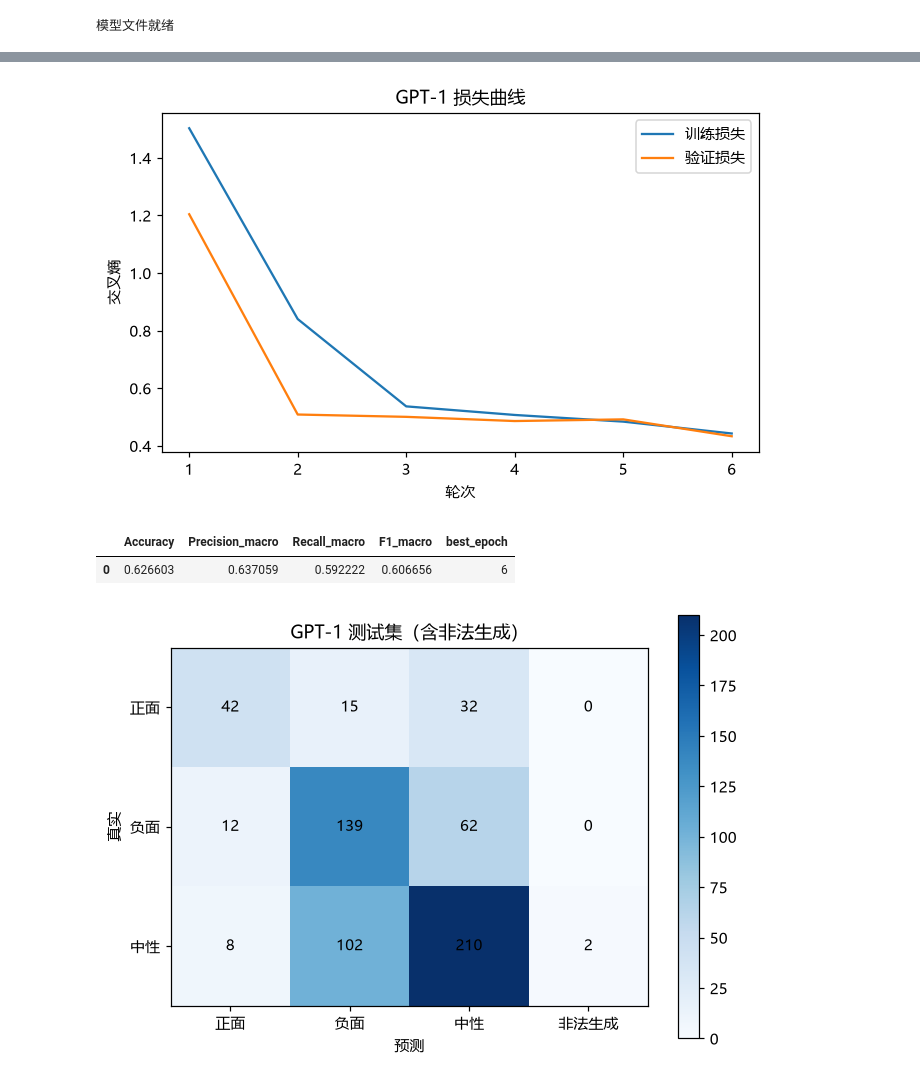
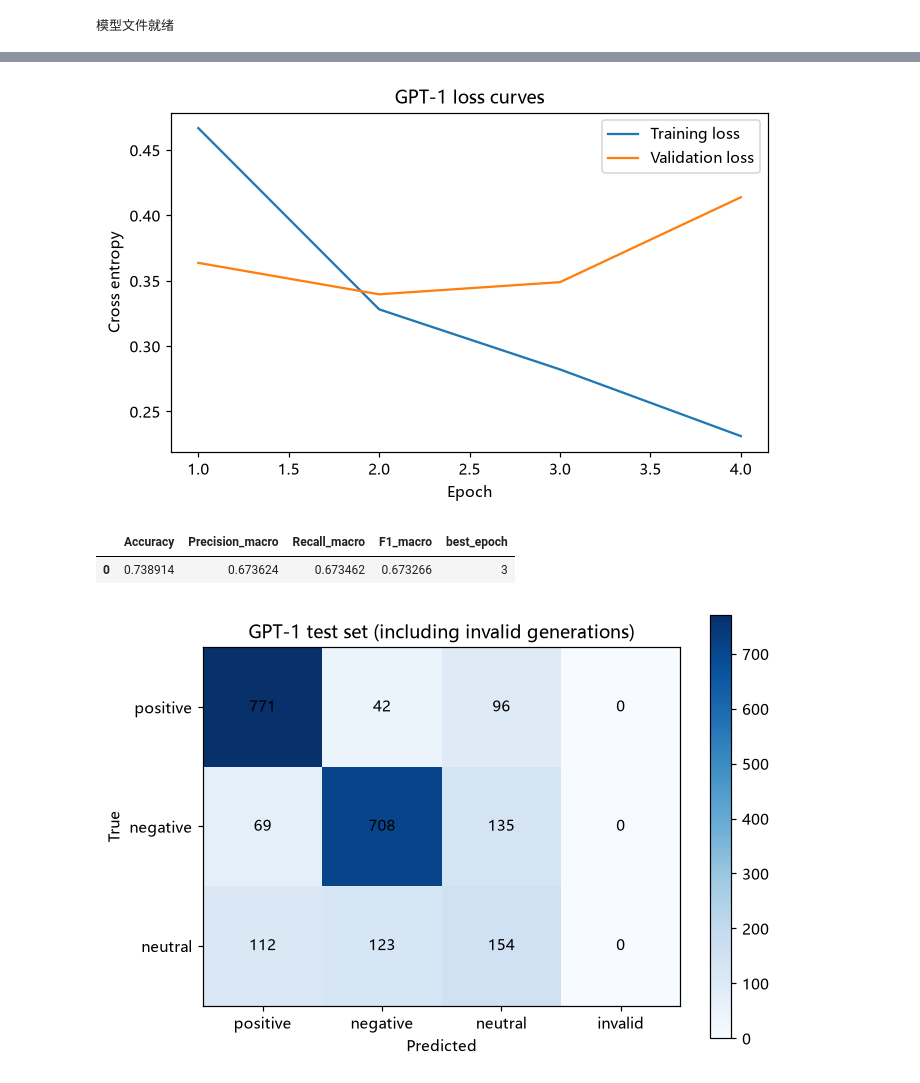
Before and after one commit to GC-SHIRO/DeepLearning-exp, a Jupyter notebook: exp5/exp5C.ipynb, the cells around one changed output, grey strips where cells are left out. Drawn from its saved outputs; the diff is of its cells as text; code cells hidden in the pictures.

```diff
--- a/exp5/exp5C.ipynb
+++ b/exp5/exp5C.ipynb
@@ -37,7 +37,7 @@ E:\CODE\DeepLearning-exp\.cache\exp5-env\Scripts\python.exe 2.14.1+cu130 cuda
 # %%
 # 缺少本地模型文件时，从指定官方模型仓库下载；以后复用缓存。
 import requests
-model_files={'google-bert/bert-base-chinese':['config.json','model.safetensors','vocab.txt','tokenizer_config.json','tokenizer.json'],
+model_files={'google-bert/bert-base-uncased':['config.json','model.safetensors','vocab.txt','tokenizer_config.json','tokenizer.json'],
              'openai-community/openai-gpt':['config.json','model.safetensors','vocab.json','merges.txt','tokenizer_config.json','tokenizer.json']}
 needed=list(model_files) if EXPERIMENT=='exp5A' else [list(model_files)[0 if EXPERIMENT=='exp5B' else 1]]
 for repo in needed:
@@ -153,12 +154,12 @@ for p in gpt.parameters():p.requires_grad=False
 for layer in gpt.transformer.h[-4:]:
     for p in layer.parameters():p.requires_grad=True
 gpt.transformer.tokens_embed.weight.requires_grad=True
-N=69; X=torch.full((len(df),N),gt.pad_token_id,dtype=torch.long);M=torch.zeros_like(X);Y=torch.full_like(X,-100)
+N=96; X=torch.full((len(df),N),gt.pad_token_id,dtype=torch.long);M=torch.zeros_like(X);Y=torch.full_like(X,-100)
 for i,row in df.iterrows():
     prefix=prompt(row.text_clean);seq=prefix+[label_ids[row.label],gt.eos_token_id]
     X[i,:len(seq)]=torch.tensor(seq);M[i,:len(seq)]=1;Y[i,len(prefix):len(seq)]=torch.tensor(seq[len(prefix):])
-loaders={s:DataLoader(TensorDataset(X[ids],M[ids],Y[ids]),batch_size=12,shuffle=s=='train') for s,ids in [('train',tr),('val',va)]}
-optimizer=torch.optim.AdamW([{'params':gpt.transformer.tokens_embed.parameters(),'lr':2e-4},{'params':[p for n,p in gpt.named_parameters() if p.requires_grad and 'tokens_embed' not in n],'lr':3e-5}],weight_decay=.01)
+loaders={s:DataLoader(TensorDataset(X[ids],M[ids],Y[ids]),batch_size=16,shuffle=s=='train') for s,ids in [('train',tr),('val',va)]}
+optimizer=torch.optim.AdamW([{'params':gpt.transformer.tokens_embed.parameters(),'lr':3e-5},{'params':[p for n,p in gpt.named_parameters() if p.requires_grad and 'tokens_embed' not in n],'lr':3e-5}],weight_decay=.01)
 def epoch_run(loader,train=False):
     gpt.train(train);total=0;count=0
     with torch.set_grad_enabled(train):
@@ -174,17 +175,26 @@ def epoch_run(loader,train=False):
 def predict(ids):
     gpt.eval();pred=[];generated=[]
     with torch.no_grad():
-        for i in ids:
-            seq=prompt(df.loc[i,'text_clean']);x=torch.tensor([seq],device=device)
-            first=int(gpt(input_ids=x).logits[0,-1].argmax());x=torch.cat([x,torch.tensor([[first]],device=device)],1)
-            second=int(gpt(input_ids=x).logits[0,-1].argmax())
-            pred.append(label_ids.index(first) if first in label_ids and second==gt.eos_token_id else -1);generated.append(gt.decode([first,second]))
+        for start in range(0,len(ids),16):
+            sequences=[prompt(df.loc[int(i),'text_clean']) for i in ids[start:start+16]]
+            lengths=torch.tensor([len(s) for s in sequences],device=device)
+            width=int(lengths.max())+1
+            x=torch.full((len(sequences),width),gt.pad_token_id,dtype=torch.long,device=device);mask=torch.zeros_like(x)
+            for row,seq in enumerate(sequences):x[row,:len(seq)]=torch.tensor(seq,device=device);mask[row,:len(seq)]=1
+            rows=torch.arange(len(sequences),device=device)
+            with torch.autocast(device_type=device.type,dtype=torch.bfloat16,enabled=device.type=='cuda'):
+                first=gpt(input_ids=x,attention_mask=mask).logits[rows,lengths-1].argmax(-1)
+                x[rows,lengths]=first;mask[rows,lengths]=1
+                second=gpt(input_ids=x,attention_mask=mask).logits[rows,lengths].argmax(-1)
+            for a,b in zip(first.tolist(),second.tolist()):
+                pred.append(label_ids.index(a) if a in label_ids and b==gt.eos_token_id else -1);generated.append(gt.decode([a,b]))
     return pred,generated
 records=[];best=-1;best_epoch=0
-for epoch in range(1,7):
+for epoch in range(1,5):
     tl=epoch_run(loaders['train'],True);vl=epoch_run(loaders['val']);vp,_=predict(va);f=metrics(df.loc[va,'label'],vp)['F1_macro'];records.append(dict(epoch=epoch,train_loss=tl,val_loss=vl,val_f1=f))
     if f>best:
         best=f;best_epoch=epoch;torch.save(gpt.state_dict(),CACHE/'gpt_finetuned.pt')
+    pd.DataFrame(records).to_csv(RESULT/'training_history.csv',index=False)
     print(epoch,records[-1],flush=True)
 gpt.load_state_dict(torch.load(CACHE/'gpt_finetuned.pt',map_location=device,weights_only=True));pred,generated=predict(te)
 # %% [output]
@@ -198,22 +206,22 @@ gpt.load_state_dict(torch.load(CACHE/'gpt_finetuned.pt',map_location=device,weig
 # %%
 history=pd.DataFrame(records);history.to_csv(RESULT/'training_history.csv',index=False)
-fig,ax=plt.subplots(figsize=(7,4));ax.plot(history.epoch,history.train_loss,label='训练损失');ax.plot(history.epoch,history.val_loss,label='验证损失');ax.set(xlabel='轮次',ylabel='交叉熵',title=TITLE+' 损失曲线');ax.legend();savefig('training_curves')
+fig,ax=plt.subplots(figsize=(7,4));ax.plot(history.epoch,history.train_loss,label='Training loss');ax.plot(history.epoch,history.val_loss,label='Validation loss');ax.set(xlabel='Epoch',ylabel='Cross entropy',title=TITLE+' loss curves');ax.legend();savefig('training_curves')
 result=metrics(df.loc[te,'label'],pred);result['best_epoch']=best_epoch
 pd.DataFrame([result]).to_csv(RESULT/'metrics.csv',index=False);display(pd.DataFrame([result]))
-out=df.loc[te,['text_clean','emotion','label']].copy();out['prediction']=pred;out.to_csv(RESULT/'test_predictions.csv',index=False,encoding='utf-8-sig')
+out=df.loc[te,['text_clean','source_label_text','label']].copy();out['prediction']=pred;out.to_csv(RESULT/'test_predictions.csv',index=False,encoding='utf-8-sig')
 pd.DataFrame(classification_report(df.loc[te,'label'],pred,labels=[0,1,2],target_names=names,output_dict=True,zero_division=0)).T.to_csv(RESULT/'class_metrics.csv',encoding='utf-8-sig')
-# 保留非法生成列，混淆矩阵覆盖全部测试样本。
+# 保留invalid列，混淆矩阵覆盖全部测试样本。
 prediction=pd.read_csv(RESULT/'test_predictions.csv')
 cm=confusion_matrix(prediction.label,prediction.prediction,labels=[0,1,2,-1])[:3]
-fig,ax=plt.subplots(figsize=(7,5));im=ax.imshow(cm,cmap='Blues');ax.set_xticks(range(4),names+['非法生成']);ax.set_yticks(range(3),names);ax.set(xlabel='预测',ylabel='真实',title=TITLE+' 测试集（含非法生成）')
+fig,ax=plt.subplots(figsize=(7,5));im=ax.imshow(cm,cmap='Blues');ax.set_xticks(range(4),names+['invalid']);ax.set_yticks(range(3),names);ax.set(xlabel='Predicted',ylabel='True',title=TITLE+' test set (including invalid generations)')
 for i in range(3):
     for j in range(4):ax.text(j,i,str(cm[i,j]),ha='center',va='center')
 fig.colorbar(im,ax=ax);savefig('performance')
 # %% [output]
-[figure, old version]
+[figure, new version]
 |  | Accuracy | Precision_macro | Recall_macro | F1_macro | best_epoch |
-| 0 | 0.626603 | 0.637059 | 0.592222 | 0.606656 | 6 |
+| 0 | 0.738914 | 0.673624 | 0.673462 | 0.673266 | 3 |
-[figure, old version]
+[figure, new version]
 # %%
 out['generated']=generated;out.to_csv(RESULT/'test_predictions.csv',index=False,encoding='utf-8-sig')
 after=attention_arrays(gpt,gi)
```
Also changed, not shown: parts of 13 cells of this notebook, 46 other files.
